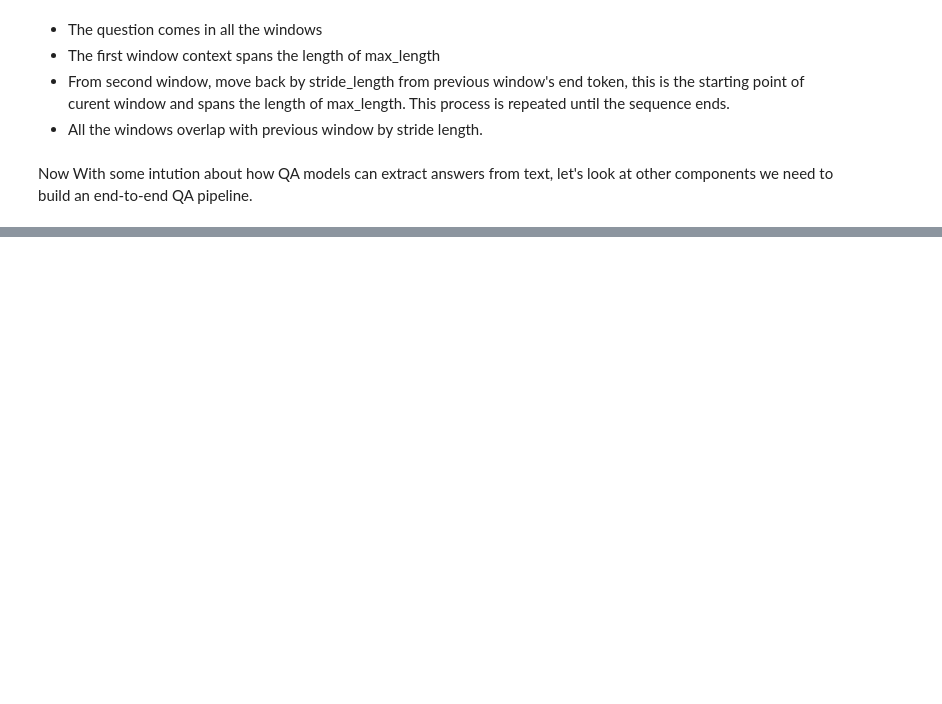
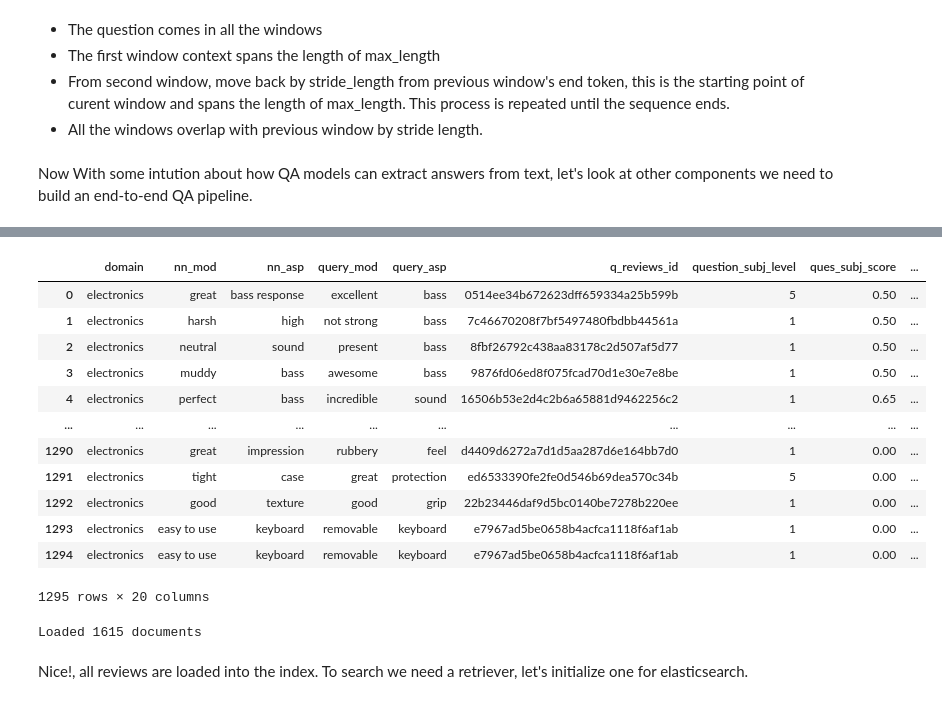
Before and after one commit to JpChii/nlp-with-hugging-face, a Jupyter notebook: notebooks/7-question-answering.ipynb, the cells around one changed output, grey strips where cells are left out. Cells and saved outputs as stored; diff of their text form; code cells hidden in the pictures; blank space fills up the shorter version.

Commit message:
Elasticsearch
* Setup elasticsearch with docker-compose.yml from others
* Created and tried out BM25 retriever, reader using Minilm

```diff
--- a/notebooks/7-question-answering.ipynb
+++ b/notebooks/7-question-answering.ipynb
@@ -716,0 +781,39 @@ To disable this warning, you can either:
+# %%
+dfs["train"]
+# %% [output]
+|  | domain | nn_mod | nn_asp | query_mod | query_asp | q_reviews_id | question_subj_level | ques_subj_score | ... |
+| 0 | electronics | great | bass response | excellent | bass | 0514ee34b672623dff659334a25b599b | 5 | 0.50 | ... |
+| 1 | electronics | harsh | high | not strong | bass | 7c46670208f7bf5497480fbdbb44561a | 1 | 0.50 | ... |
+| 2 | electronics | neutral | sound | present | bass | 8fbf26792c438aa83178c2d507af5d77 | 1 | 0.50 | ... |
+| 3 | electronics | muddy | bass | awesome | bass | 9876fd06ed8f075fcad70d1e30e7e8be | 1 | 0.50 | ... |
+| 4 | electronics | perfect | bass | incredible | sound | 16506b53e2d4c2b6a65881d9462256c2 | 1 | 0.65 | ... |
+| ... | ... | ... | ... | ... | ... | ... | ... | ... | ... |
+| 1290 | electronics | great | impression | rubbery | feel | d4409d6272a7d1d5aa287d6e164bb7d0 | 1 | 0.00 | ... |
+| 1291 | electronics | tight | case | great | protection | ed6533390fe2fe0d546b69dea570c34b | 5 | 0.00 | ... |
+| 1292 | electronics | good | texture | good | grip | 22b23446daf9d5bc0140be7278b220ee | 1 | 0.00 | ... |
+| 1293 | electronics | easy to use | keyboard | removable | keyboard | e7967ad5be0658b4acfca1118f6af1ab | 1 | 0.00 | ... |
+| 1294 | electronics | easy to use | keyboard | removable | keyboard | e7967ad5be0658b4acfca1118f6af1ab | 1 | 0.00 | ... |
+1295 rows × 20 columns
+# %%
+for split, df in dfs.items():
+    docs = [
+        {
+            "content": row["context"],
+            "id": row["review_id"],
+            "meta": {
+                "item_id": row["title"],
+                "question_id": row["id"],
+                "split": split
+            }
+        }
+        for _, row in df.drop_duplicates(subset="context").iterrows()
+    ]
+    document_store.write_documents(
+        documents=docs, index="document"
+    )
+
+print(f"Loaded {document_store.get_document_count()} documents")
+# %% [output]
+Loaded 1615 documents
+# %% [markdown]
+Nice!, all reviews are loaded into the index. To search we need a retriever, let's initialize one for elasticsearch.
```
Also changed, not shown: parts of 26 cells of this notebook, 6 other files.
